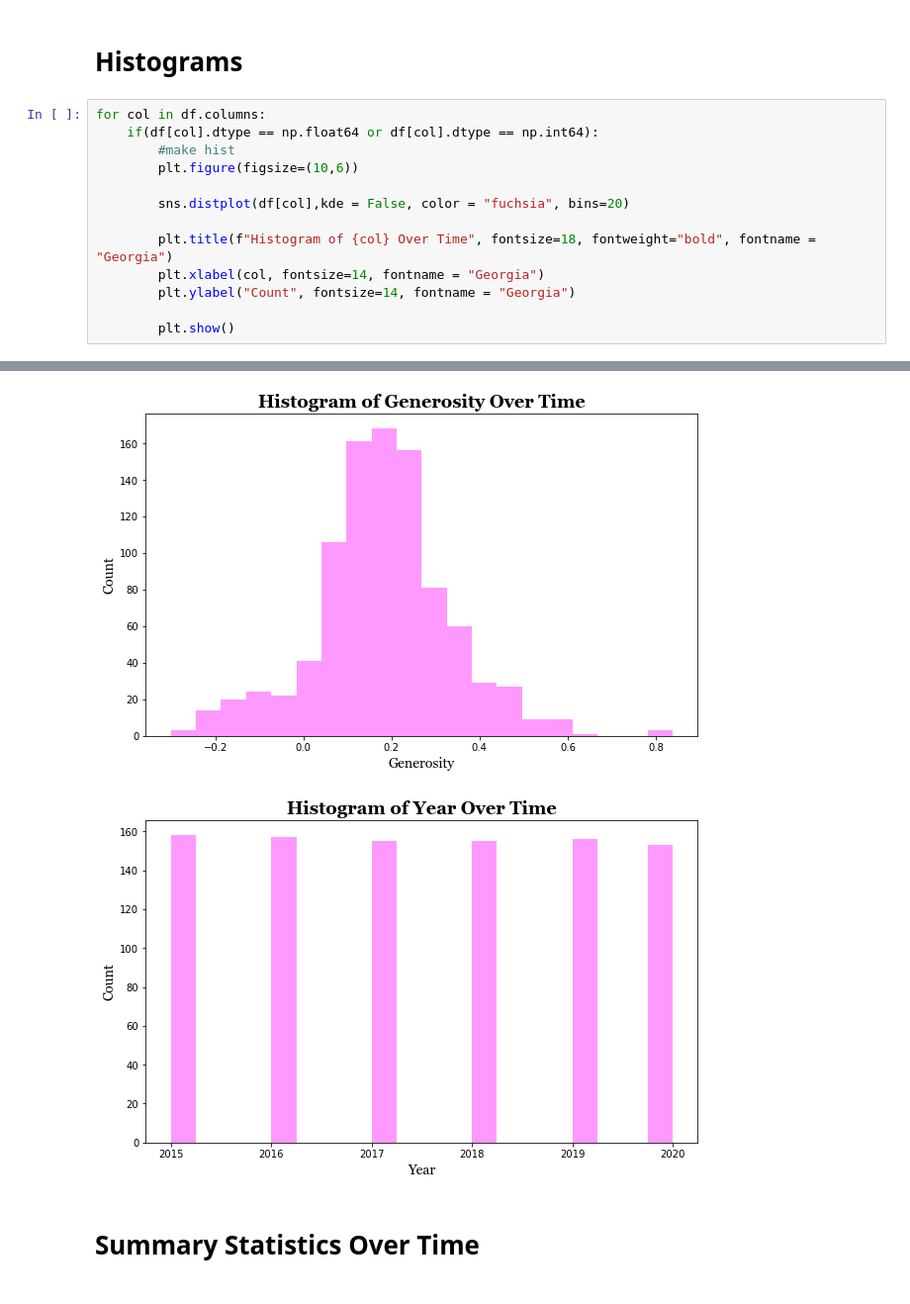
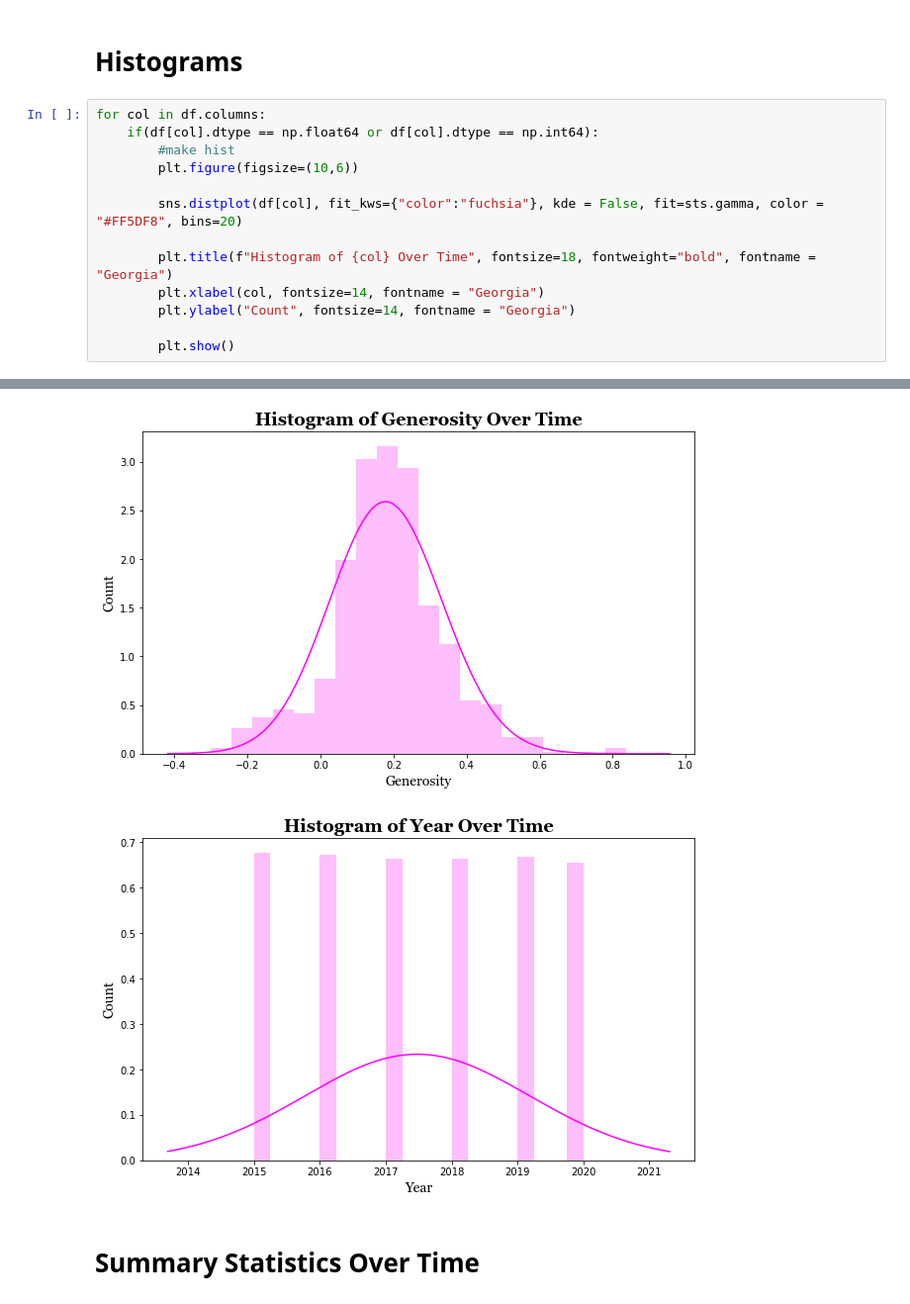
Before and after one commit to alexarnold630/Happiness_Index_Investigation, a Jupyter notebook: Happiness/Histograms,_Summary_Statistics,_Violin_Plots_Pretty Colors.ipynb, the cells around one changed output, grey strips where cells are left out. Shown at 99% size. Drawn from its saved outputs; the diff is of its cells as text.

```diff
--- a/Happiness/Histograms,_Summary_Statistics,_Violin_Plots_Pretty Colors.ipynb
+++ b/Happiness/Histograms,_Summary_Statistics,_Violin_Plots_Pretty Colors.ipynb
@@ -36,7 +37,7 @@ for col in df.columns:
         #make hist
         plt.figure(figsize=(10,6))
 
-        sns.distplot(df[col],kde = False, color = "fuchsia", bins=20)
+        sns.distplot(df[col], fit_kws={"color":"fuchsia"}, kde = False, fit=sts.gamma, color = "#FF5DF8", bins=20)
 
         plt.title(f"Histogram of {col} Over Time", fontsize=18, fontweight="bold", fontname = "Georgia")
         plt.xlabel(col, fontsize=14, fontname = "Georgia")
@@ -53,5 +54,5 @@ for col in df.columns:
-[figure, old version]
+[figure, new version]
-[figure, old version]
+[figure, new version]
 # %% [markdown]
 # Summary Statistics Over Time
 # %%
```
Also changed, not shown: parts of 6 cells of this notebook.
